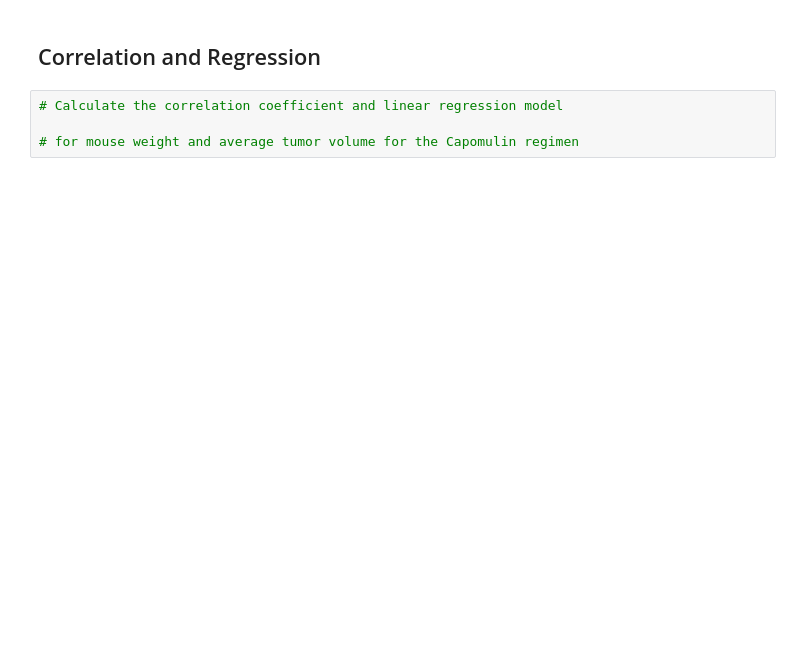
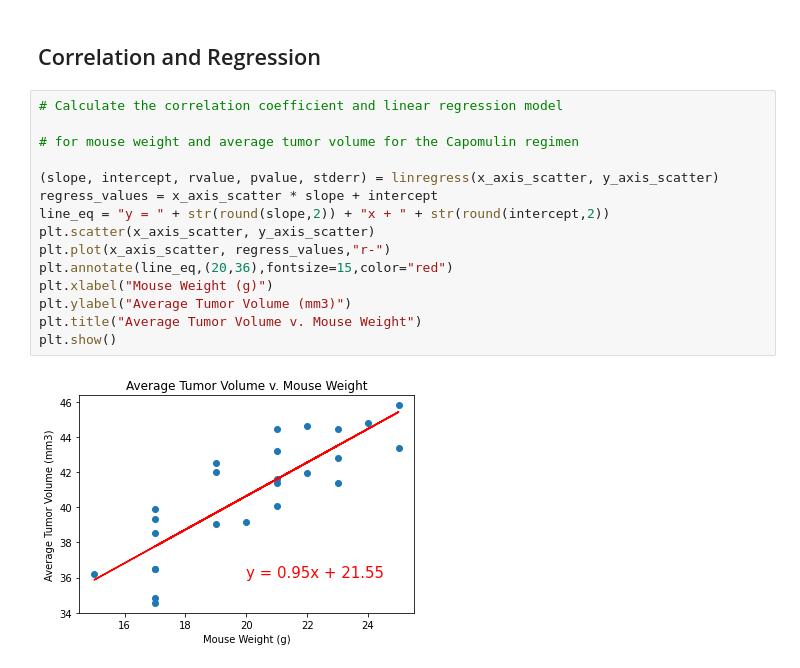
Before and after one commit to dkuchan415/Mouse_Tumor_Sizes, a Jupyter notebook: pymaceuticals_starter.ipynb, the cells around one changed output. Cells and saved outputs as stored; diff of their text form; blank space fills up the shorter version.

Commit message:
Added regression line to correlation plot

```diff
--- a/pymaceuticals_starter.ipynb
+++ b/pymaceuticals_starter.ipynb
@@ -350,6 +351,19 @@ plt.show()
 # %% [markdown]
 ## Correlation and Regression
-# %%
-# Calculate the correlation coefficient and linear regression model
-
-# for mouse weight and average tumor volume for the Capomulin regimen
+# %%
+# Calculate the correlation coefficient and linear regression model
+
+# for mouse weight and average tumor volume for the Capomulin regimen
+
+(slope, intercept, rvalue, pvalue, stderr) = linregress(x_axis_scatter, y_axis_scatter)
+regress_values = x_axis_scatter * slope + intercept
+line_eq = "y = " + str(round(slope,2)) + "x + " + str(round(intercept,2))
+plt.scatter(x_axis_scatter, y_axis_scatter)
+plt.plot(x_axis_scatter, regress_values,"r-")
+plt.annotate(line_eq,(20,36),fontsize=15,color="red")
+plt.xlabel("Mouse Weight (g)")
+plt.ylabel("Average Tumor Volume (mm3)")
+plt.title("Average Tumor Volume v. Mouse Weight")
+plt.show()
+# %% [output]
+[figure, added]
```
Also changed, not shown: parts of 2 cells of this notebook.
